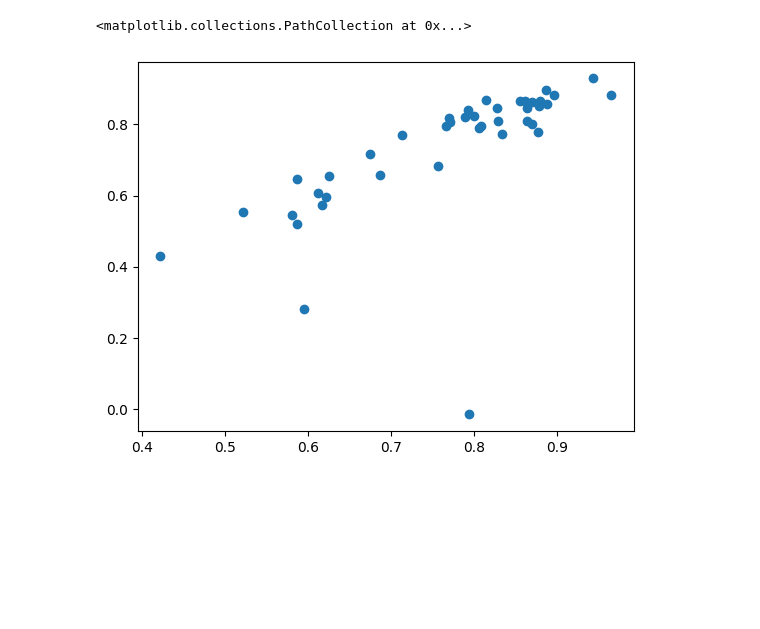
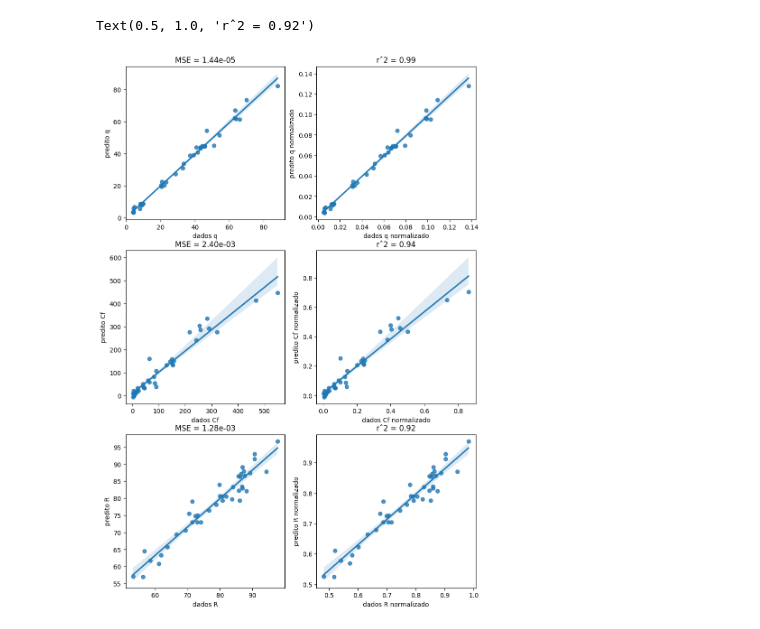
Before and after one commit to 1moi6/pesquisa_eduardo, a Jupyter notebook: analise.ipynb, the cells around one changed output. Cells and saved outputs as stored; diff of their text form; code cells hidden in the pictures; blank space fills up the shorter version.

```diff
--- a/analise.ipynb
+++ b/analise.ipynb
@@ -118,4 +156,18 @@ yq_test_norm = ys.transform(yq_test.reshape(-1, 1))
 
 svrq = NuSVR(tol=1e-05,verbose=True,gamma="scale")
 svrq.fit(X_train_norm,yq_train_norm.ravel())
-svrq.score(X_test_norm,yq_test_norm.ravel())
+scq = svrq.score(X_test_norm,yq_test_norm.ravel())
+
+ypq = svrq.predict(X_test_norm)
+
+res["dados q"] = yq_test.ravel()
+res["predito q"] = ys.inverse_transform(ypq.reshape(-1,1)).ravel()
+
+res["dados q normalizado"] = yq_test_norm.ravel()
+res["predito q normalizado"] = ypq
+
+scr_q_r2 = r2_score(yq_test_norm.ravel(),ypq)
+scr_q_mse = mean_squared_error(yq_test_norm.ravel(),ypq)
+
+# ax = sns.regplot(res,x="dados q",y="predito q",ci=80)
+# ax.set_title('rˆ2 = '+ "{:.2f}".format(scq))
@@ -122,8 +179,0 @@ svrq.score(X_test_norm,yq_test_norm.ravel())
-# %%
-yp = svrr.predict(X_test_norm)
-res = pd.DataFrame()
-res["dadosN"]=yr_test_norm.ravel()
-res["preditoN"] = yp
-res["dadosO"] = yr_test.ravel()
-res["PreditoO"] = ys.inverse_transform(yp.reshape(-1, 1))
-res
@@ -148,5 +180,20 @@ res
-# %%
-plt.scatter(yp,yr_test_norm.ravel())
-# %% [output]
-<matplotlib.collections.PathCollection at 0x...>
-[figure, removed]
+# %%
+fig, axes = plt.subplots(3, 2, figsize=(10, 15))
+# fig.suptitle('Testanto título')
+ax = sns.regplot(ax=axes[0,0],data=res,x="dados q",y="predito q",ci=95)
+ax.set_title('MSE = '+ "{:.2e}".format(scr_q_mse))
+ax = sns.regplot(ax=axes[0,1],data=res,x="dados q normalizado",y="predito q normalizado",ci=95)
+ax.set_title('rˆ2 = '+ "{:.2f}".format(scr_q_r2))
+
+ax = sns.regplot(ax=axes[1,0],data=res,x="dados Cf",y="predito Cf",ci=95)
+ax.set_title('MSE = '+ "{:.2e}".format(scr_cf_mse))
+ax = sns.regplot(ax=axes[1,1],data=res,x="dados Cf normalizado",y="predito Cf normalizado",ci=95)
+ax.set_title('rˆ2 = '+ "{:.2f}".format(scr_cf_r2))
+
+ax = sns.regplot(ax=axes[2,0],data=res,x="dados R",y="predito R",ci=95)
+ax.set_title('MSE = '+ "{:.2e}".format(scr_r_mse))
+ax = sns.regplot(ax=axes[2,1],data=res,x="dados R normalizado",y="predito R normalizado",ci=95)
+ax.set_title('rˆ2 = '+ "{:.2f}".format(scr_r_r2))
+# %% [output]
+Text(0.5, 1.0, 'rˆ2 = 0.92')
+[figure, added]
```
Also changed, not shown: parts of 5 cells of this notebook.
